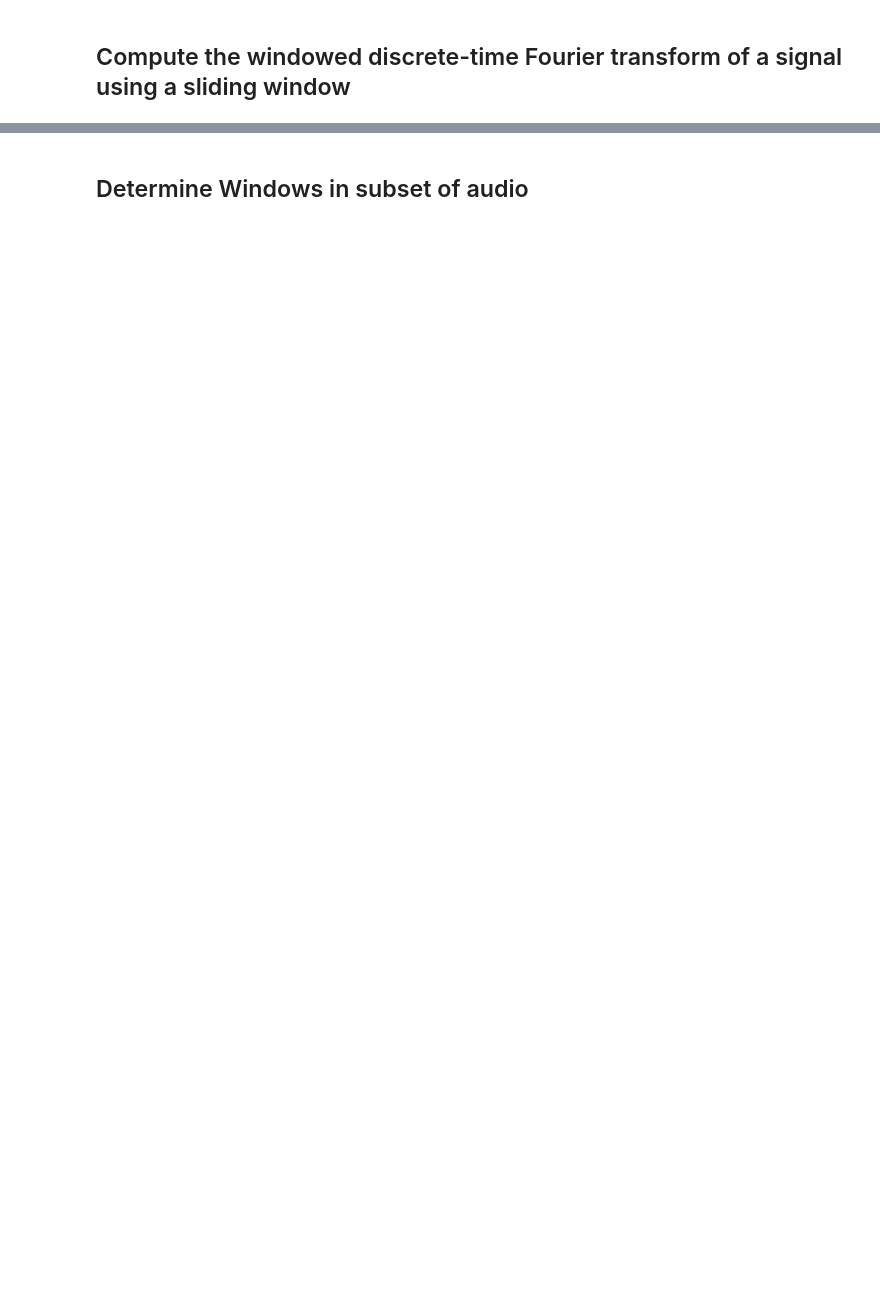
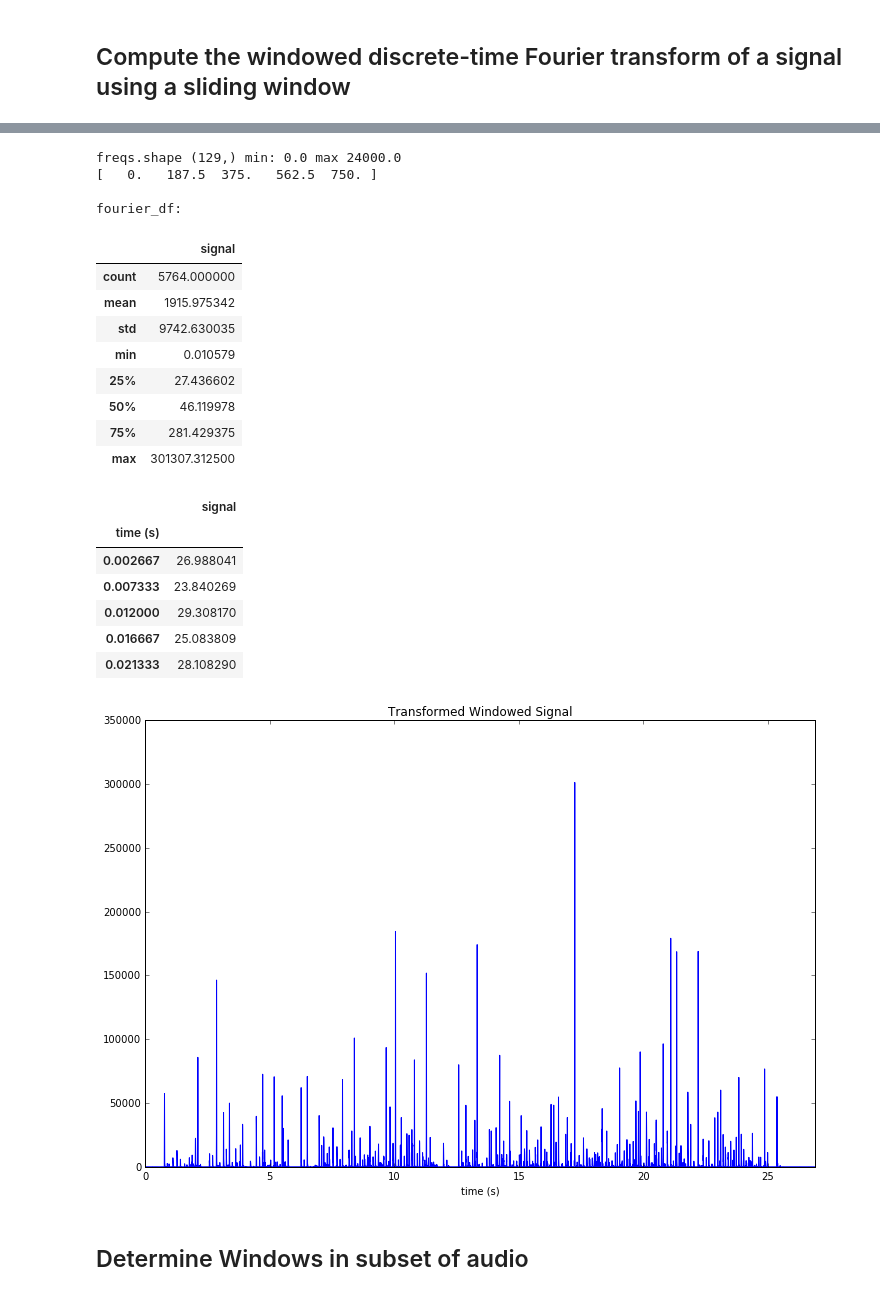
Before and after one commit to kyang01/keyboard_emanations, a Jupyter notebook: Mikes Notebook.ipynb, the cells around one changed output, grey strips where cells are left out. Drawn from its saved outputs; the diff is of its cells as text; code cells hidden in the pictures; blank space fills up the shorter version.

```diff
--- a/Mikes Notebook.ipynb
+++ b/Mikes Notebook.ipynb
@@ -97,2 +52,26 @@ Max windows 3679
+# %%
+freqs, fourier_df = spl.get_windowed_fourier(signal_df, rate, MIN_FREQ = 400, MAX_FREQ = 12000, verbose = True, head = 5)
+# %% [output]
+freqs.shape (129,) min: 0.0 max 24000.0
+[   0.   187.5  375.   562.5  750. ]
+
+fourier_df:
+|  | signal |
+| count | 5764.000000 |
+| mean | 1915.975342 |
+| std | 9742.630035 |
+| min | 0.010579 |
+| 25% | 27.436602 |
+| 50% | 46.119978 |
+| 75% | 281.429375 |
+| max | 301307.312500 |
+|  | signal |
+| time (s) |  |
+| 0.002667 | 26.988041 |
+| 0.007333 | 23.840269 |
+| 0.012000 | 29.308170 |
+| 0.016667 | 25.083809 |
+| 0.021333 | 28.108290 |
+[figure, added]
 # %% [markdown]
 ## Determine Windows in subset of audio
```
Also changed, not shown: parts of 38 cells of this notebook, 8 other files.
